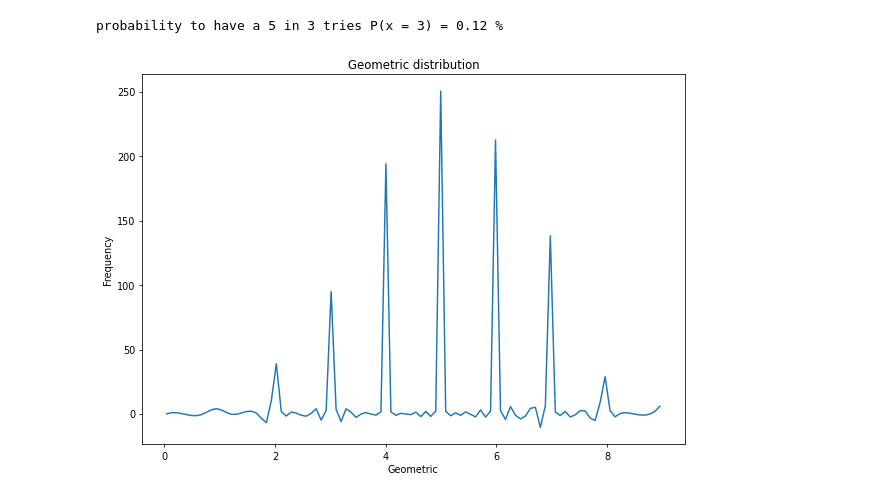
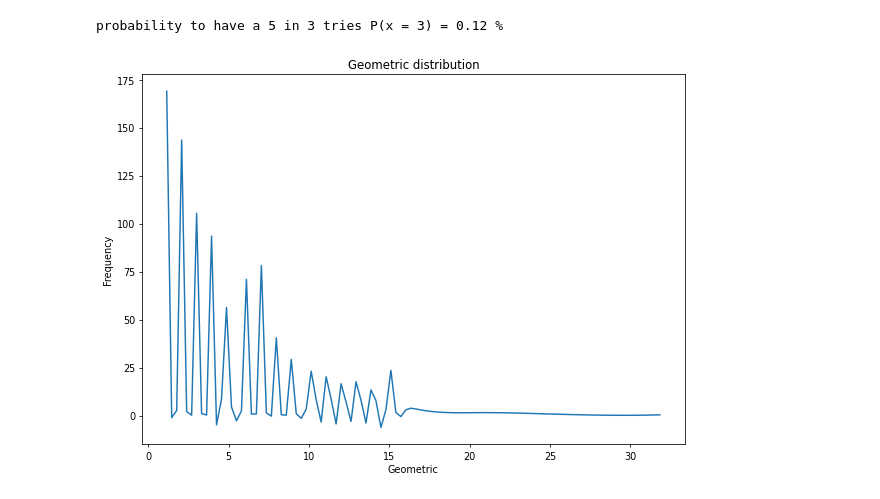
Before and after one commit to caroperez/Statistical_studies, a Jupyter notebook: Probability theory.ipynb, the cells around one changed output. Drawn from its saved outputs; the diff is of its cells as text; code cells hidden in the pictures.

```diff
--- a/Probability theory.ipynb
+++ b/Probability theory.ipynb
@@ -348,22 +349,22 @@ probability to have a 5 in 3 tries P(x = 3) = 0.12 %
 # %%
 %matplotlib inline
 
 # generate data from last distribution poisson
-x = stats.geom(3)
+c = stats.geom(2)
 n = 1000 # tries
-df = c.rvs(n) # generate your data sample (geometric distribution) with N elements
+df = stats.geom.rvs(1/6, 0, n) # generate your data sample (geometric distribution) with N elements
 p, x = np.histogram(df, 100) # bin it into n = 100
 x = x[:-1] + (x[1] - x[0])/2   # convert bin edges to centers
 
 # plot
 f = UnivariateSpline(x, p, s = n)
 plt.figure(figsize= (10, 7), dpi = 70)
 plt.plot(x, f(x))
 plt.xlabel('Geometric')
 plt.ylabel('Frequency')
 plt.title('Geometric distribution')
 
 # show plot
 plt.show()
 # %% [output]
-[figure, old version]
+[figure, new version]
```
Also changed, not shown: parts of 4 cells of this notebook.
